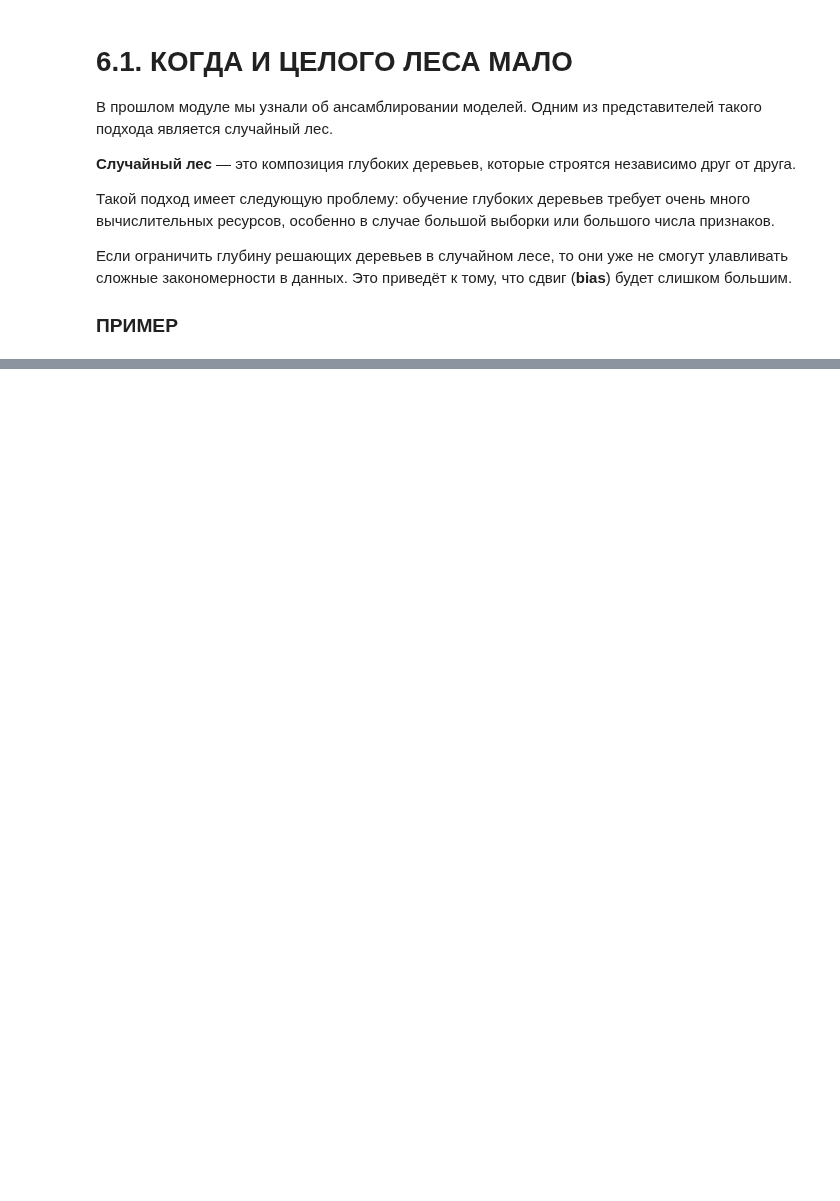
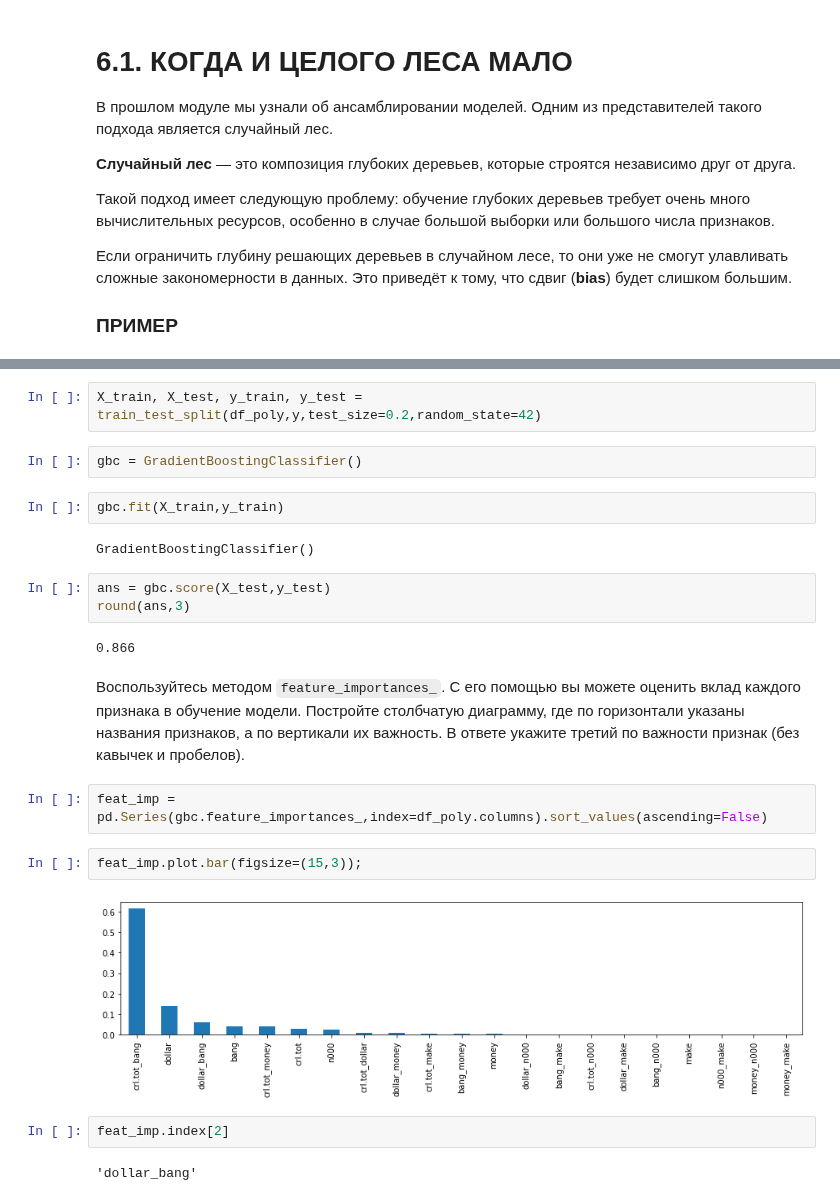
Before and after one commit to IvanovDmitryV/skillfactory_rds, a Jupyter notebook: Unit_7/Draft_ML_6.ipynb, the cells around one changed output, grey strips where cells are left out. Drawn from its saved outputs; the diff is of its cells as text; blank space fills up the shorter version.

```diff
--- a/Unit_7/Draft_ML_6.ipynb
+++ b/Unit_7/Draft_ML_6.ipynb
@@ -81,0 +136,25 @@ Text(0.5, 1.0, 'Deep Random Forest')
+# %%
+X_train, X_test, y_train, y_test = train_test_split(df_poly,y,test_size=0.2,random_state=42)
+# %%
+gbc = GradientBoostingClassifier()
+# %%
+gbc.fit(X_train,y_train)
+# %% [output]
+GradientBoostingClassifier()
+# %%
+ans = gbc.score(X_test,y_test)
+round(ans,3)
+# %% [output]
+0.866
+# %% [markdown]
+Воспользуйтесь методом `feature_importances_`. С его помощью вы можете оценить вклад каждого признака в обучение модели. Постройте столбчатую диаграмму, где по горизонтали указаны названия признаков, а по вертикали их важность. В ответе укажите третий по важности признак (без кавычек и пробелов).
+# %%
+feat_imp = pd.Series(gbc.feature_importances_,index=df_poly.columns).sort_values(ascending=False)
+# %%
+feat_imp.plot.bar(figsize=(15,3));
+# %% [output]
+[figure, added]
+# %%
+feat_imp.index[2]
+# %% [output]
+'dollar_bang'
```
Also changed, not shown: parts of 40 cells of this notebook, 1 other file.
